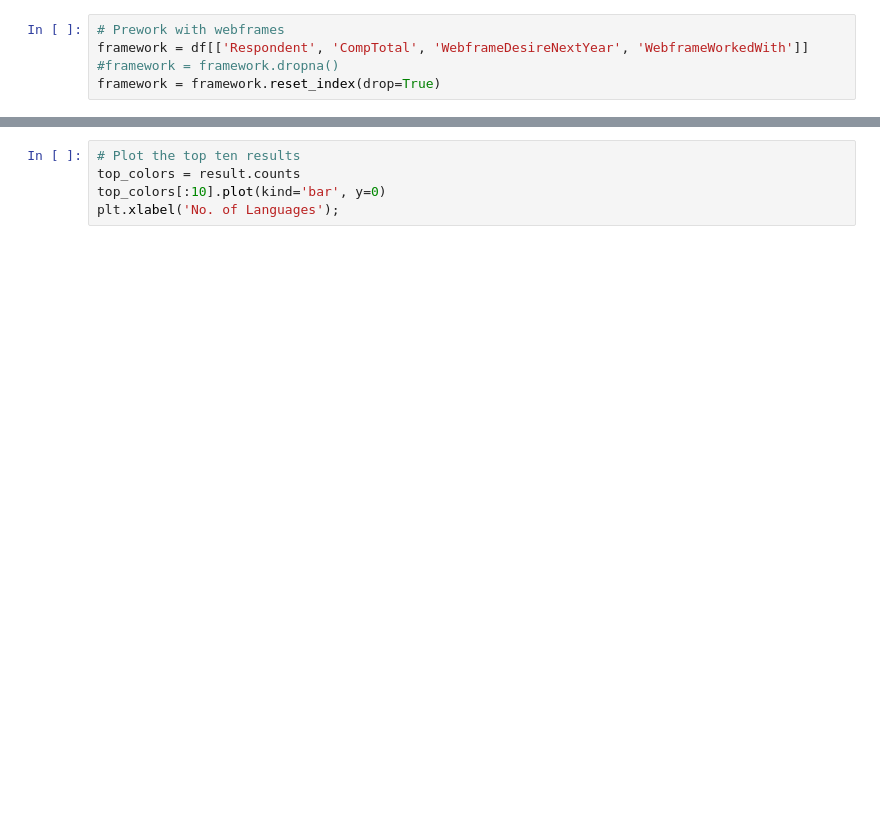
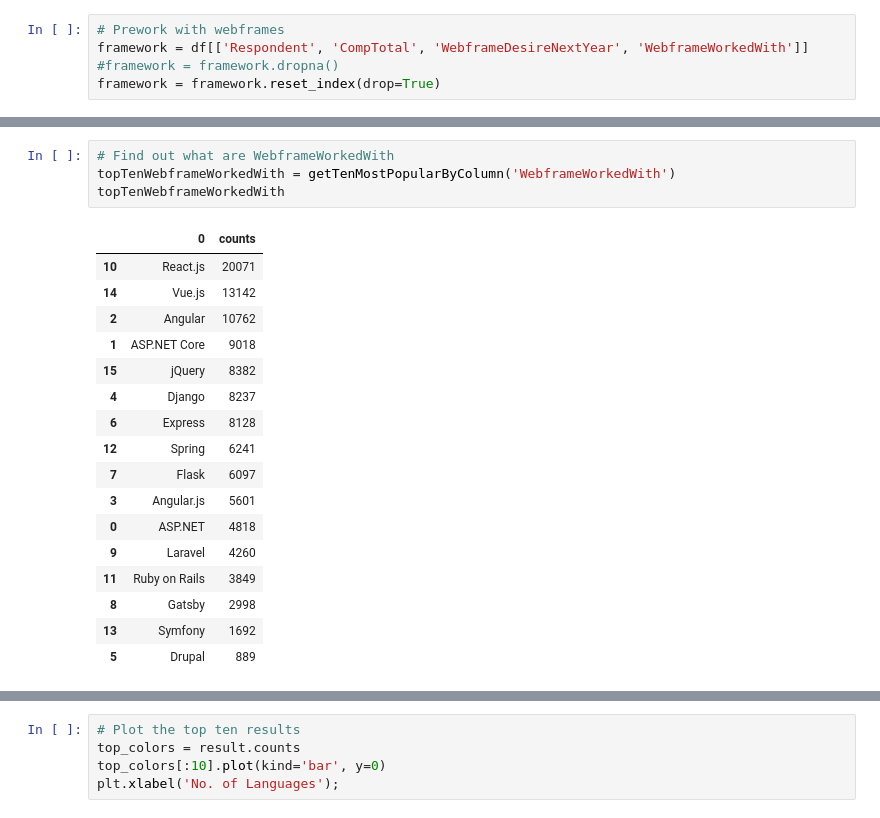
Before and after one commit to annetts/datascience, a Jupyter notebook: Data science blog post.ipynb, the cells around one changed output, grey strips where cells are left out. Saved outputs shown, nothing was run; the diff lists cells and outputs as text; blank space fills up the shorter version.

```diff
--- a/Data science blog post.ipynb
+++ b/Data science blog post.ipynb
@@ -118,0 +90,22 @@ frame_next_result[:10]
+# %%
+# Find out what are WebframeWorkedWith
+topTenWebframeWorkedWith = getTenMostPopularByColumn('WebframeWorkedWith')
+topTenWebframeWorkedWith
+# %% [output]
+|  | 0 | counts |
+| 10 | React.js | 20071 |
+| 14 | Vue.js | 13142 |
+| 2 | Angular | 10762 |
+| 1 | ASP.NET Core | 9018 |
+| 15 | jQuery | 8382 |
+| 4 | Django | 8237 |
+| 6 | Express | 8128 |
+| 12 | Spring | 6241 |
+| 7 | Flask | 6097 |
+| 3 | Angular.js | 5601 |
+| 0 | ASP.NET | 4818 |
+| 9 | Laravel | 4260 |
+| 11 | Ruby on Rails | 3849 |
+| 8 | Gatsby | 2998 |
+| 13 | Symfony | 1692 |
+| 5 | Drupal | 889 |
```
Also changed, not shown: parts of 7 cells of this notebook.
